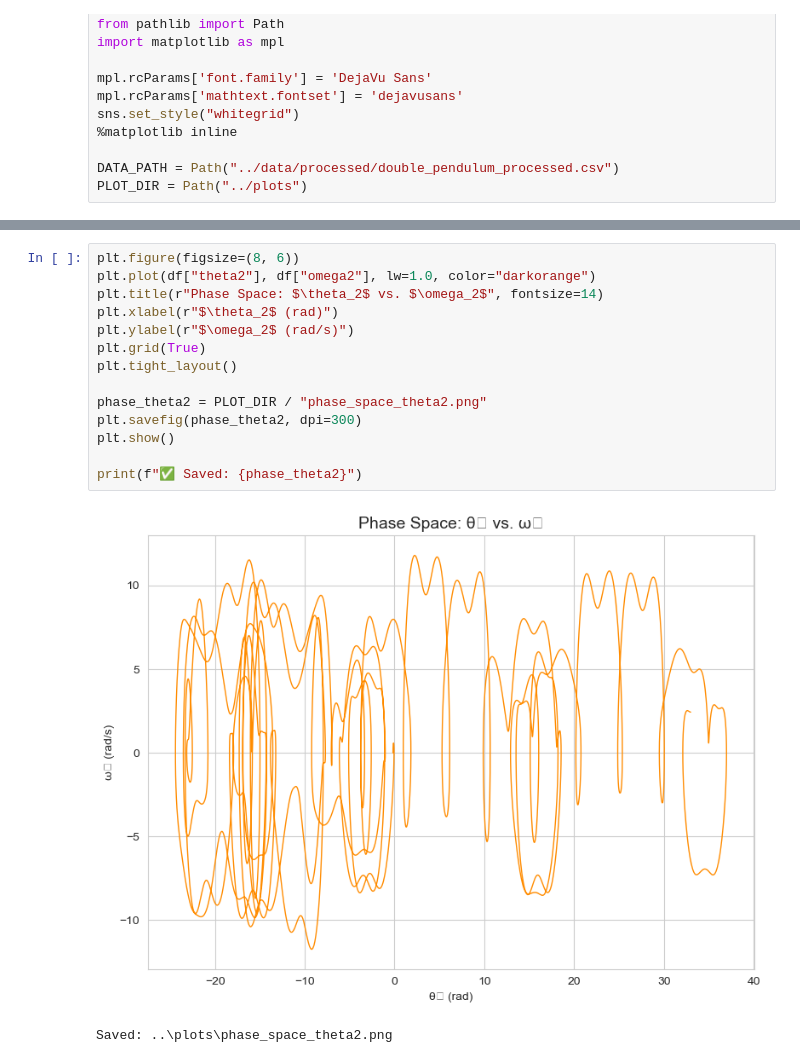
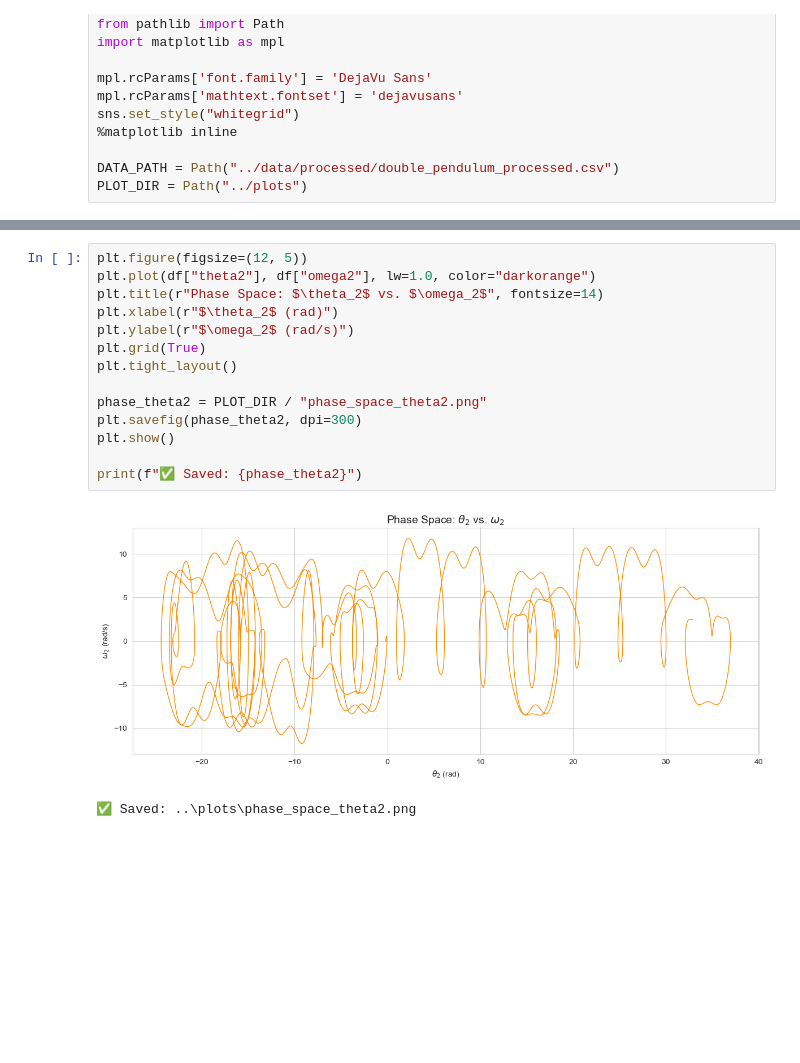
Before and after one commit to jobet1130/double_pendulum_project, a Jupyter notebook: notebooks/03_Plot_Phase_Space_and_Trajectories.ipynb, the cells around one changed output, grey strips where cells are left out. Saved outputs shown, nothing was run; the diff lists cells and outputs as text; blank space fills up the shorter version.

```diff
--- a/notebooks/03_Plot_Phase_Space_and_Trajectories.ipynb
+++ b/notebooks/03_Plot_Phase_Space_and_Trajectories.ipynb
@@ -44,19 +44,19 @@ print(f"✅ Saved: {phase_theta1}")
 ✅ Saved: ..\plots\phase_space_theta1.png
 # %%
-plt.figure(figsize=(8, 6))
+plt.figure(figsize=(12, 5))
 plt.plot(df["theta2"], df["omega2"], lw=1.0, color="darkorange")
 plt.title(r"Phase Space: $\theta_2$ vs. $\omega_2$", fontsize=14)
 plt.xlabel(r"$\theta_2$ (rad)")
 plt.ylabel(r"$\omega_2$ (rad/s)")
 plt.grid(True)
 plt.tight_layout()
 
 phase_theta2 = PLOT_DIR / "phase_space_theta2.png"
 plt.savefig(phase_theta2, dpi=300)
 plt.show()
 
 print(f"✅ Saved: {phase_theta2}")
 # %% [output]
-[figure, old version]
+[figure, new version]
-Saved: ..\plots\phase_space_theta2.png
+✅ Saved: ..\plots\phase_space_theta2.png
 # %%
```
Also changed, not shown: parts of 2 cells of this notebook, 3 other files.
